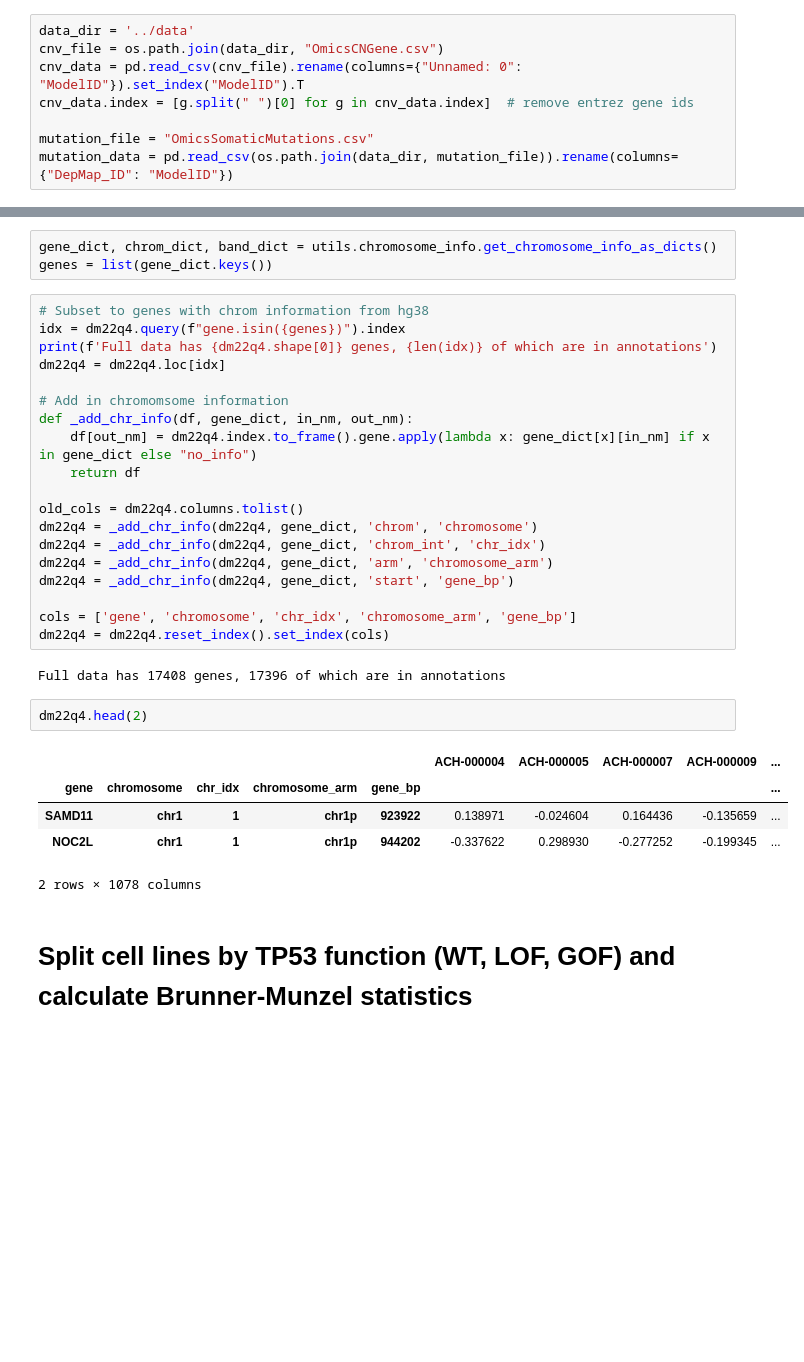
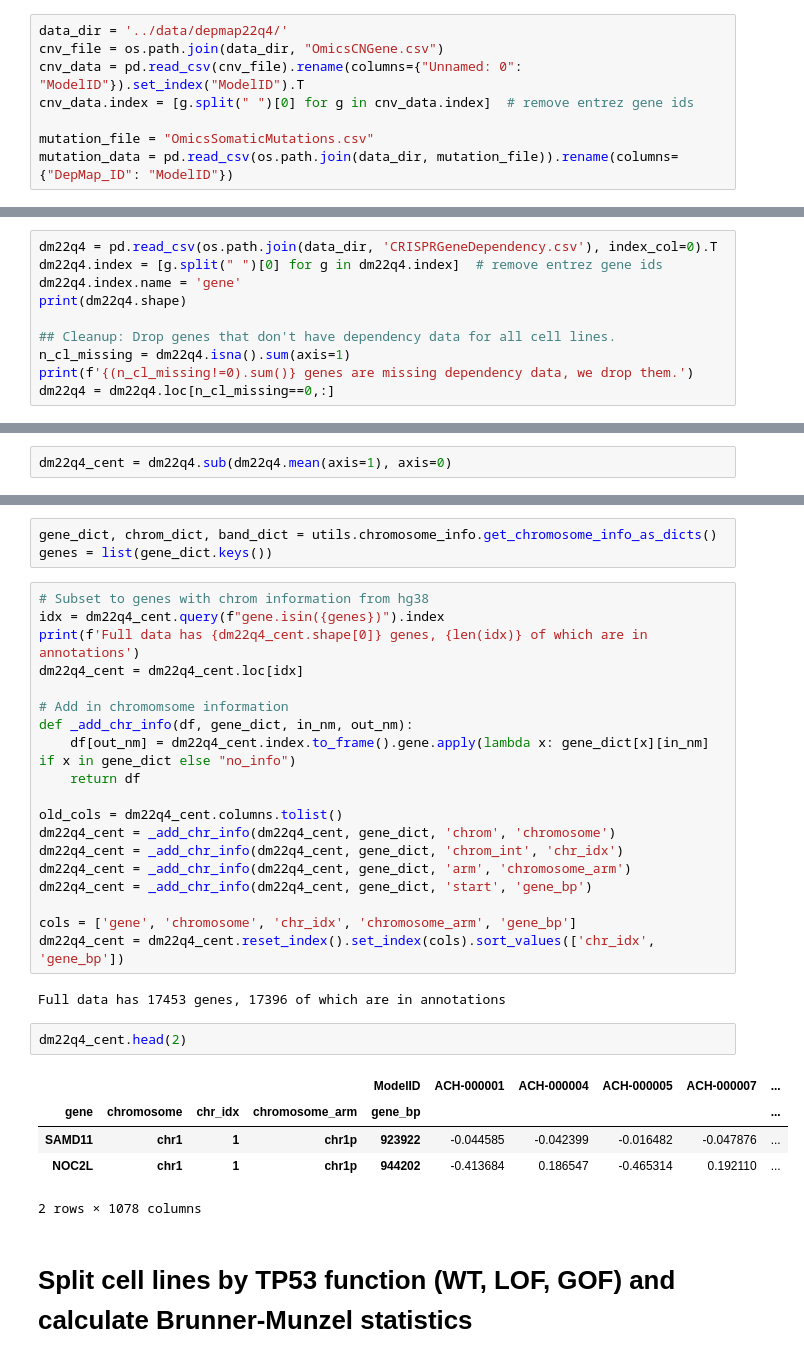
Before and after one commit to recursionpharma/proxbias, a Jupyter notebook: proxbias/notebooks/DepMap_PB_Drivers.ipynb, the cells around one changed output, grey strips where cells are left out. Saved outputs shown, nothing was run; the diff lists cells and outputs as text; blank space fills up the shorter version.

```diff
--- a/proxbias/notebooks/DepMap_PB_Drivers.ipynb
+++ b/proxbias/notebooks/DepMap_PB_Drivers.ipynb
@@ -55,5 +61,5 @@ def split_models(
 # %%
-data_dir = '../data'
+data_dir = '../data/depmap22q4/'
 cnv_file = os.path.join(data_dir, "OmicsCNGene.csv")
 cnv_data = pd.read_csv(cnv_file).rename(columns={"Unnamed: 0": "ModelID"}).set_index("ModelID").T
 cnv_data.index = [g.split(" ")[0] for g in cnv_data.index]  # remove entrez gene ids
@@ -69,0 +69,10 @@ dm22q4.index.name = 'gene'
+# %%
+dm22q4 = pd.read_csv(os.path.join(data_dir, 'CRISPRGeneDependency.csv'), index_col=0).T
+dm22q4.index = [g.split(" ")[0] for g in dm22q4.index]  # remove entrez gene ids
+dm22q4.index.name = 'gene'
+print(dm22q4.shape)
+
+## Cleanup: Drop genes that don't have dependency data for all cell lines.
+n_cl_missing = dm22q4.isna().sum(axis=1)
+print(f'{(n_cl_missing!=0).sum()} genes are missing dependency data, we drop them.')
+dm22q4 = dm22q4.loc[n_cl_missing==0,:]
@@ -78,3 +93,5 @@ dm22q4.head(2)
+# %%
+dm22q4_cent = dm22q4.sub(dm22q4.mean(axis=1), axis=0)
 # %% [markdown]
 # Add in chromosome position information
 # %%
@@ -82,32 +99,32 @@ gene_dict, chrom_dict, band_dict = utils.chromosome_info.get_chromosome_info_as_
 genes = list(gene_dict.keys())
 # %%
 # Subset to genes with chrom information from hg38
-idx = dm22q4.query(f"gene.isin({genes})").index
-print(f'Full data has {dm22q4.shape[0]} genes, {len(idx)} of which are in annotations')
-dm22q4 = dm22q4.loc[idx]
+idx = dm22q4_cent.query(f"gene.isin({genes})").index
+print(f'Full data has {dm22q4_cent.shape[0]} genes, {len(idx)} of which are in annotations')
+dm22q4_cent = dm22q4_cent.loc[idx]
 
 # Add in chromomsome information
 def _add_chr_info(df, gene_dict, in_nm, out_nm):
-    df[out_nm] = dm22q4.index.to_frame().gene.apply(lambda x: gene_dict[x][in_nm] if x in gene_dict else "no_info")
+    df[out_nm] = dm22q4_cent.index.to_frame().gene.apply(lambda x: gene_dict[x][in_nm] if x in gene_dict else "no_info")
     return df
 
-old_cols = dm22q4.columns.tolist()
-dm22q4 = _add_chr_info(dm22q4, gene_dict, 'chrom', 'chromosome')
-dm22q4 = _add_chr_info(dm22q4, gene_dict, 'chrom_int', 'chr_idx')
-dm22q4 = _add_chr_info(dm22q4, gene_dict, 'arm', 'chromosome_arm')
-dm22q4 = _add_chr_info(dm22q4, gene_dict, 'start', 'gene_bp')
+old_cols = dm22q4_cent.columns.tolist()
+dm22q4_cent = _add_chr_info(dm22q4_cent, gene_dict, 'chrom', 'chromosome')
+dm22q4_cent = _add_chr_info(dm22q4_cent, gene_dict, 'chrom_int', 'chr_idx')
+dm22q4_cent = _add_chr_info(dm22q4_cent, gene_dict, 'arm', 'chromosome_arm')
+dm22q4_cent = _add_chr_info(dm22q4_cent, gene_dict, 'start', 'gene_bp')
 
 cols = ['gene', 'chromosome', 'chr_idx', 'chromosome_arm', 'gene_bp']
-dm22q4 = dm22q4.reset_index().set_index(cols)
+dm22q4_cent = dm22q4_cent.reset_index().set_index(cols).sort_values(['chr_idx', 'gene_bp'])
 # %% [output]
-Full data has 17408 genes, 17396 of which are in annotations
+Full data has 17453 genes, 17396 of which are in annotations
 # %%
-dm22q4.head(2)
+dm22q4_cent.head(2)
 # %% [output]
-|  |  |  |  |  | ACH-000004 | ACH-000005 | ACH-000007 | ACH-000009 | ... |
+|  |  |  |  | ModelID | ACH-000001 | ACH-000004 | ACH-000005 | ACH-000007 | ... |
 | gene | chromosome | chr_idx | chromosome_arm | gene_bp |  |  |  |  | ... |
-| SAMD11 | chr1 | 1 | chr1p | 923922 | 0.138971 | -0.024604 | 0.164436 | -0.135659 | ... |
-| NOC2L | chr1 | 1 | chr1p | 944202 | -0.337622 | 0.298930 | -0.277252 | -0.199345 | ... |
+| SAMD11 | chr1 | 1 | chr1p | 923922 | -0.044585 | -0.042399 | -0.016482 | -0.047876 | ... |
+| NOC2L | chr1 | 1 | chr1p | 944202 | -0.413684 | 0.186547 | -0.465314 | 0.192110 | ... |
 2 rows × 1078 columns
 # %% [markdown]
 # Split cell lines by TP53 function (WT, LOF, GOF) and calculate Brunner-Munzel statistics
```
Also changed, not shown: parts of 13 cells of this notebook, 3 other files.
